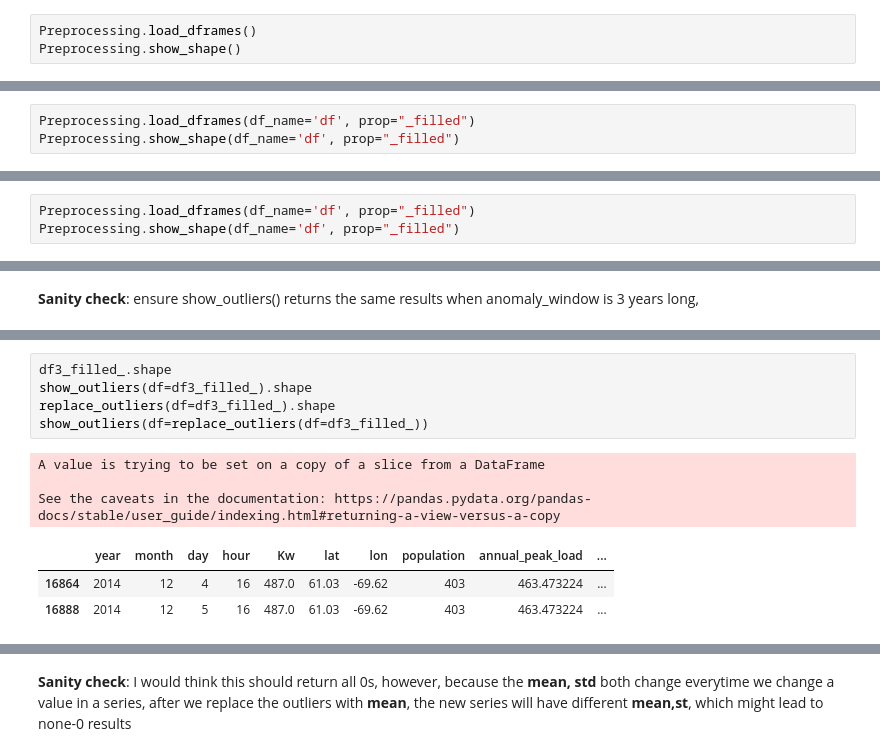
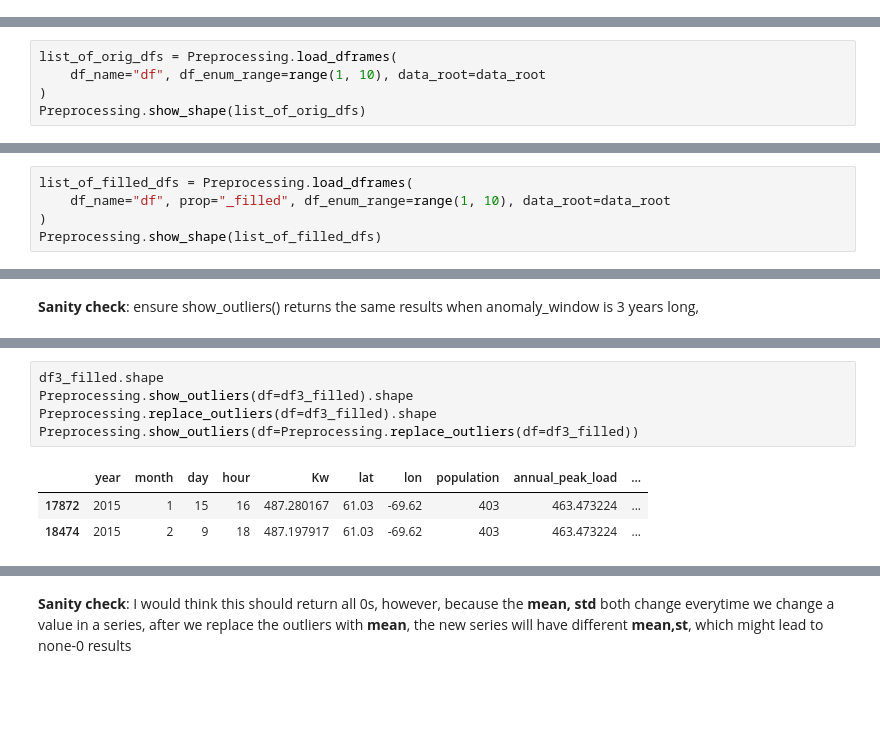
Before and after one commit to A-R-Yazdi/Remote-communities-, a Jupyter notebook: notebooks/Data_Preprocessing_LingJun_Colab.ipynb, the cells around one changed output, grey strips where cells are left out. Saved outputs shown, nothing was run; the diff lists cells and outputs as text; blank space fills up the shorter version.

```diff
--- a/notebooks/Data_Preprocessing_LingJun_Colab.ipynb
+++ b/notebooks/Data_Preprocessing_LingJun_Colab.ipynb
@@ -287,5 +157,2 @@ df1.sample(2)
 # %% [markdown]
 ## Check duplicated and fill missing values
-# %%
-Preprocessing.load_dframes()
-Preprocessing.show_shape()
@@ -302,0 +159,5 @@ Preprocessing.show_shape()
+# %%
+list_of_orig_dfs = Preprocessing.load_dframes(
+    df_name="df", df_enum_range=range(1, 10), data_root=data_root
+)
+Preprocessing.show_shape(list_of_orig_dfs)
@@ -389,7 +278,9 @@ __This block only needs to run once!__
 # %% [markdown]
 __======================================================__
 # %%
-Preprocessing.load_dframes(df_name='df', prop="_filled")
-Preprocessing.show_shape(df_name='df', prop="_filled")
+list_of_filled_dfs = Preprocessing.load_dframes(
+    df_name="df", prop="_filled", df_enum_range=range(1, 10), data_root=data_root
+)
+Preprocessing.show_shape(list_of_filled_dfs)
 # %% [output]
 |  | num_of_rows | num_of_cols |
@@ -427,5 +327,2 @@ for i in range(1,10):
 # %% [markdown]
 ## Replace outliers
-# %%
-Preprocessing.load_dframes(df_name='df', prop="_filled")
-Preprocessing.show_shape(df_name='df', prop="_filled")
@@ -482,12 +397,9 @@ df9_filled_ number of outliers when anomaly_window is 3 yrs long: 4
 # %%
-df3_filled_.shape
-show_outliers(df=df3_filled_).shape
-replace_outliers(df=df3_filled_).shape
-show_outliers(df=replace_outliers(df=df3_filled_))
+df3_filled.shape
+Preprocessing.show_outliers(df=df3_filled).shape
+Preprocessing.replace_outliers(df=df3_filled).shape
+Preprocessing.show_outliers(df=Preprocessing.replace_outliers(df=df3_filled))
 # %% [output]
-A value is trying to be set on a copy of a slice from a DataFrame
-
-See the caveats in the documentation: https://pandas.pydata.org/pandas-docs/stable/user_guide/indexing.html#returning-a-view-versus-a-copy
 |  | year | month | day | hour | Kw | lat | lon | population | annual_peak_load | ... |
-| 16864 | 2014 | 12 | 4 | 16 | 487.0 | 61.03 | -69.62 | 403 | 463.473224 | ... |
-| 16888 | 2014 | 12 | 5 | 16 | 487.0 | 61.03 | -69.62 | 403 | 463.473224 | ... |
+| 17872 | 2015 | 1 | 15 | 16 | 487.280167 | 61.03 | -69.62 | 403 | 463.473224 | ... |
+| 18474 | 2015 | 2 | 9 | 18 | 487.197917 | 61.03 | -69.62 | 403 | 463.473224 | ... |
```
Also changed, not shown: parts of 55 cells of this notebook, 9 other files.
